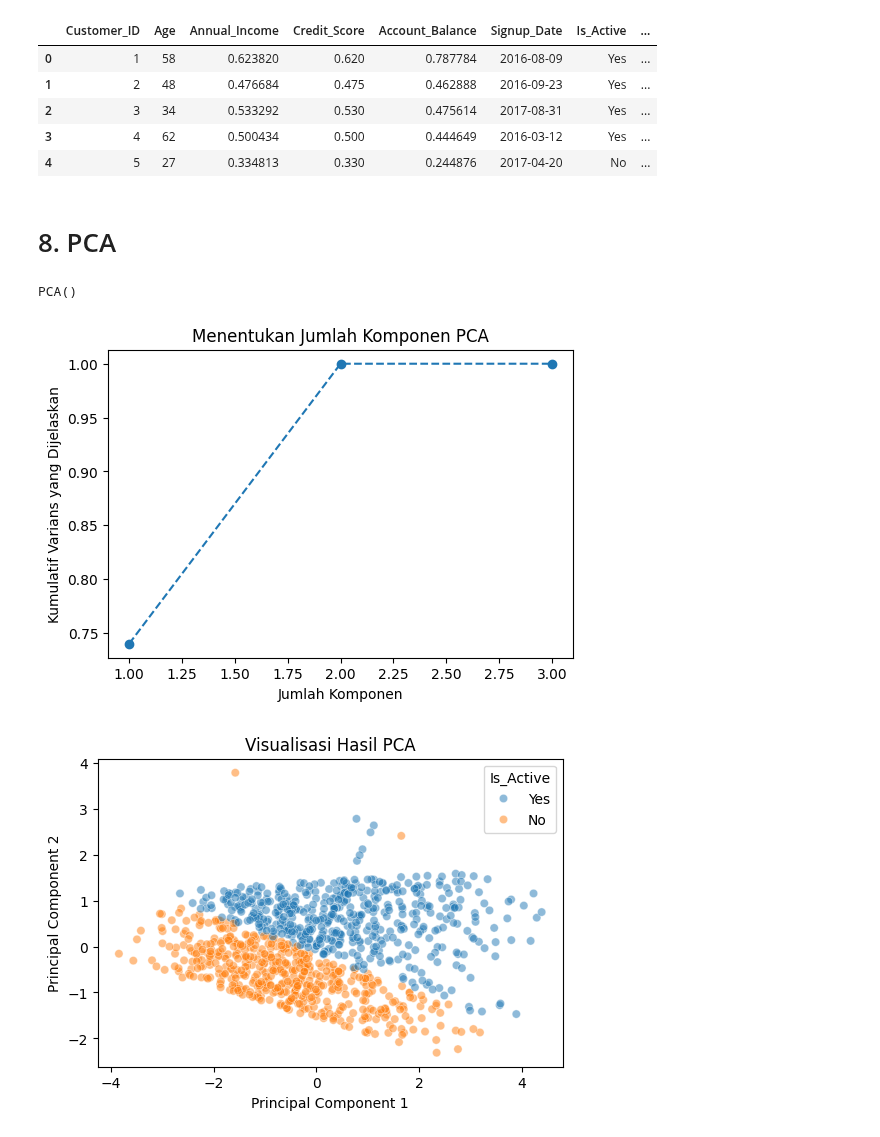
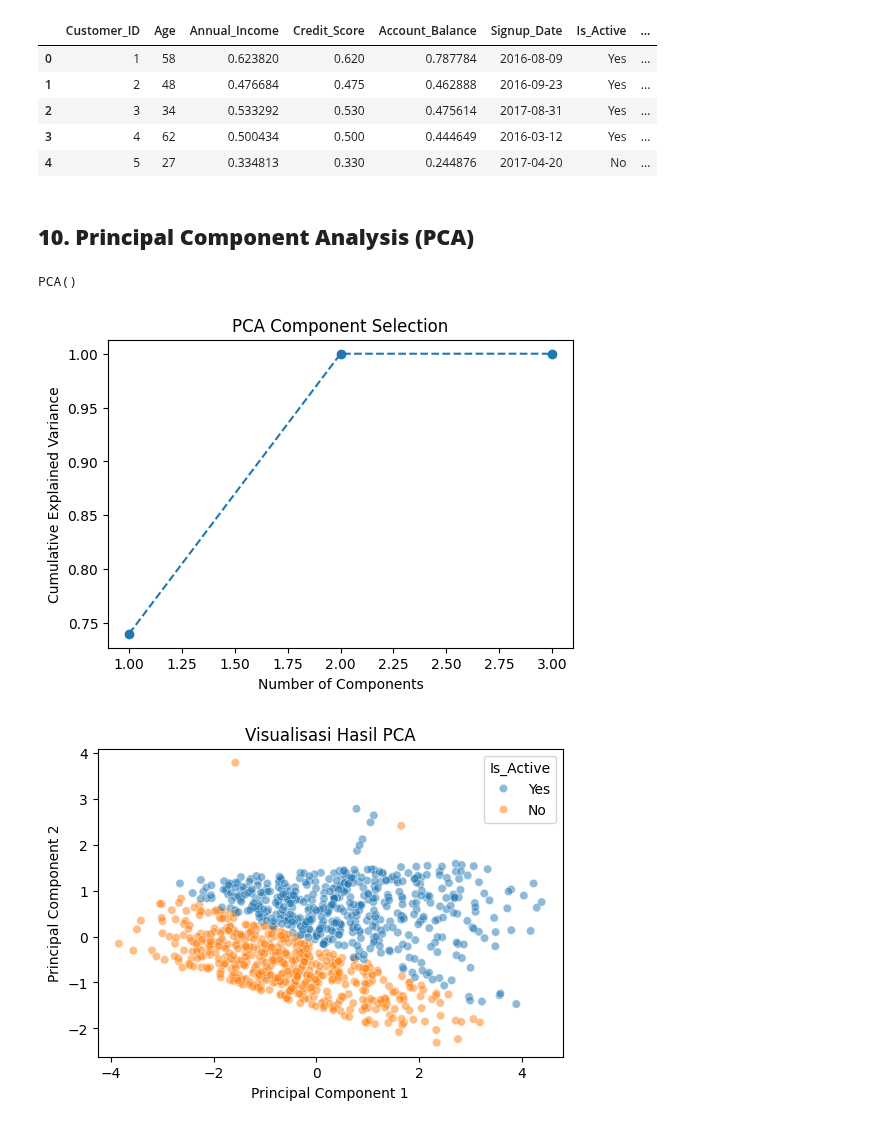
Before and after one commit to andrybrew/data-science-machine-learning-BI, a Jupyter notebook: Introduction_to_EDA_Data_Preprocessing_n_Data_Visualization.ipynb, the cells around one changed output. Cells and saved outputs as stored; diff of their text form; code cells hidden in the pictures.

```diff
--- a/Introduction_to_EDA_Data_Preprocessing_n_Data_Visualization.ipynb
+++ b/Introduction_to_EDA_Data_Preprocessing_n_Data_Visualization.ipynb
@@ -376,6 +372,6 @@ data.head()
 | 2 | 3 | 34 | 0.533292 | 0.530 | 0.475614 | 2017-08-31 | Yes | ... |
 | 3 | 4 | 62 | 0.500434 | 0.500 | 0.444649 | 2016-03-12 | Yes | ... |
 | 4 | 5 | 27 | 0.334813 | 0.330 | 0.244876 | 2017-04-20 | No | ... |
-# %% [markdown]
-# 8. PCA
+# %% [markdown]
+## **10. Principal Component Analysis (PCA)**
 # %%
@@ -390,13 +385,13 @@ pca.fit(data_pca)
 # %% [output]
 PCA()
 # %%
-# Visualisasi varians yang dijelaskan oleh setiap komponen
+# Visualize variance explained
 plt.figure(figsize=(6, 4))
 plt.plot(range(1, len(num_cols_pca) + 1), np.cumsum(pca.explained_variance_ratio_), marker='o', linestyle='--')
-plt.xlabel('Jumlah Komponen')
-plt.ylabel('Kumulatif Varians yang Dijelaskan')
-plt.title('Menentukan Jumlah Komponen PCA')
+plt.xlabel('Number of Components')
+plt.ylabel('Cumulative Explained Variance')
+plt.title('PCA Component Selection')
 plt.show()
 # %% [output]
-[figure, old version]
+[figure, new version]
 # %%
```
Also changed, not shown: parts of 73 cells of this notebook.
